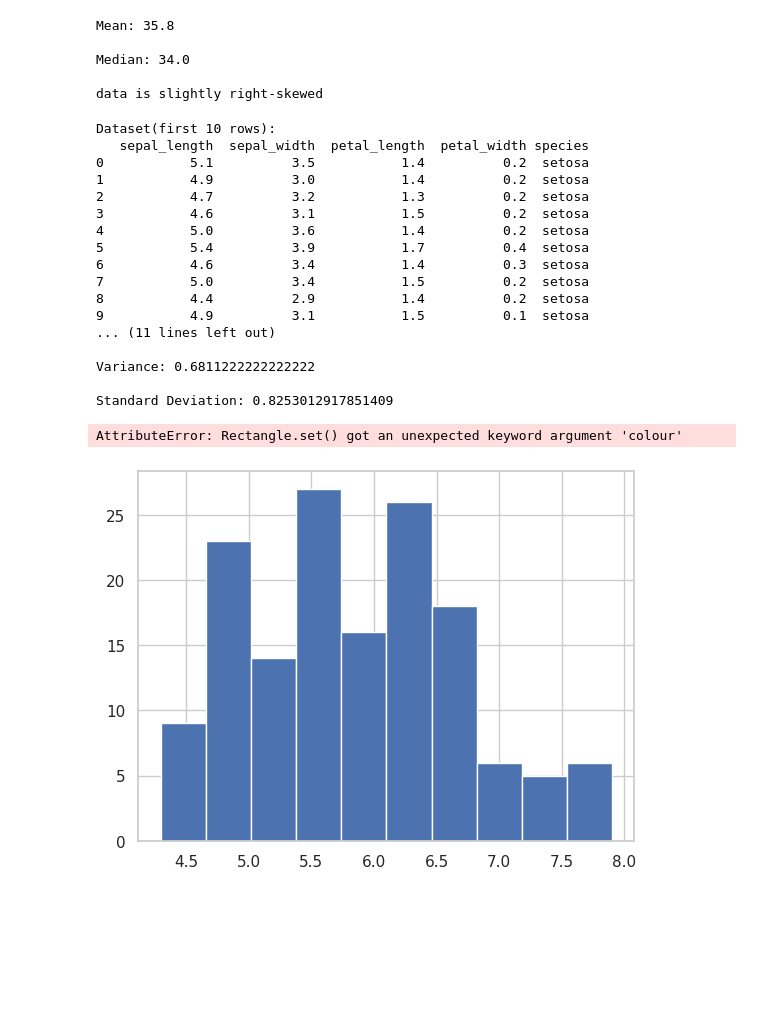
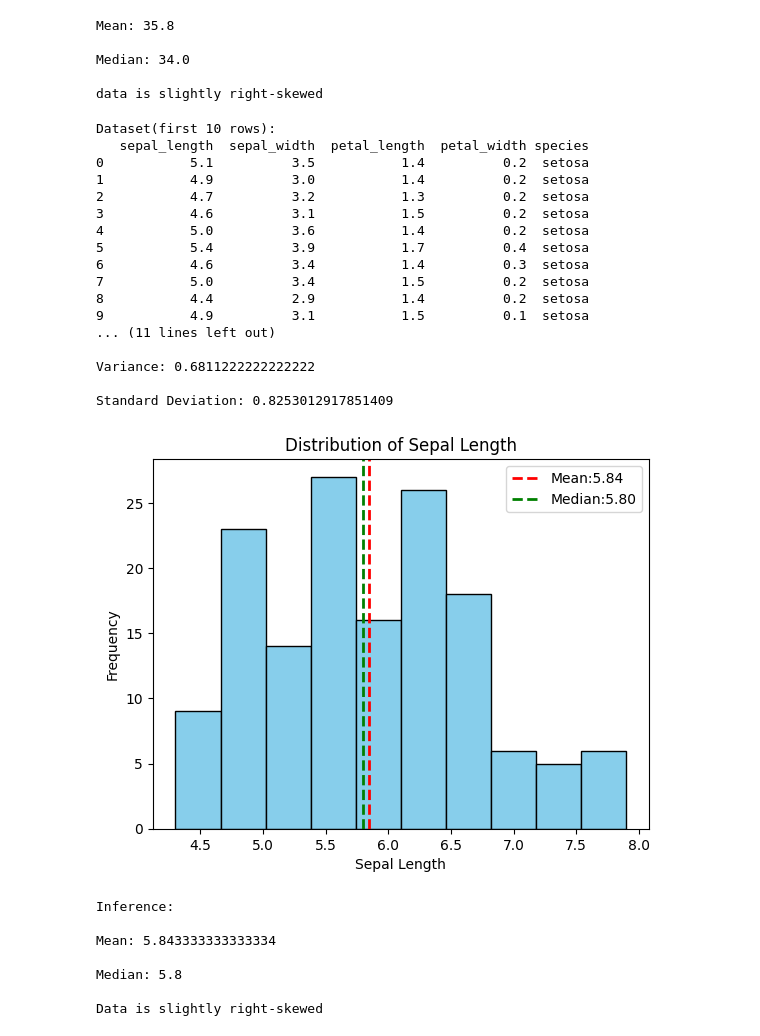
Before and after one commit to Bavvi30/2025-26-4084-T.Bhavani-AI-B-DS, a Jupyter notebook: 17feb.ipynb, the cells around one changed output. Saved outputs shown, nothing was run; the diff lists cells and outputs as text; code cells hidden in the pictures; blank space fills up the shorter version.

```diff
--- a/17feb.ipynb
+++ b/17feb.ipynb
@@ -201,53 +201,60 @@ Median: 34.0
 data is slightly right-skewed
 # %%
 #EDA on a dataset
+import numpy as np
 import pandas as pd
-import numpy as np
 import matplotlib.pyplot as plt
 url="https://raw.githubusercontent.com/mwaskom/seaborn-data/master/iris.csv"
 df=pd.read_csv(url)
 print("Dataset(first 10 rows):")
 print(df.head(10))
 data=df['sepal_length']
-print("\nSummary statistics:")
+print("\nSummary Statistics:")
 print(df.describe())
-print("\nVariance:", np.var(data))
-print("\nStandard Deviation:", np.std(data))
-plt.hist(data,bins=10, colour='skyblue',edgecolor='black')
+print("\nVariance:",np.var(data))
+print("\nStandard Deviation:",np.std(data))
+plt.hist(data,bins=10,color='skyblue',edgecolor='black')
 plt.axvline(np.mean(data),color='red',linestyle='dashed',linewidth=2,label=f"Mean:{np.mean(data):.2f}")
-plt.axvline(np.mean(data),color='red',linestyle='dashed',linewidth=2,label=f"Median:{np.median(data):.2f}")
+plt.axvline(np.median(data),color='green',linestyle='dashed',linewidth=2,label=f"Median:{np.median(data):.2f}")
+plt.xlabel("Sepal Length")
 plt.ylabel("Frequency")
-plt.title("Data Distribution")
+plt.title("Distribution of Sepal Length")
 plt.legend()
 plt.show()
 mean_value=np.mean(data)
 median_value=np.median(data)
-print("Inference values:")
-print("\nMean:", mean_value)
-print("\nMedian:", median_value)
+print("Inference:")
+print("\nMean:",mean_value)
+print("\nMedian:",median_value)
 if mean_value>median_value:
-  print("\ndata is slightly right-skewed")
+    print("\nData is slightly right-skewed")
 elif mean_value<median_value:
-  print("Data is slightly left-skewed")
+    print("\nData is slightly left-skewed")
 else:
-  print("\n Dtsts is symmetric")
+    print("\nData is symmetric")
 # %% [output]
 Dataset(first 10 rows):
    sepal_length  sepal_width  petal_length  petal_width species
 0           5.1          3.5           1.4          0.2  setosa
 1           4.9          3.0           1.4          0.2  setosa
 2           4.7          3.2           1.3          0.2  setosa
 3           4.6          3.1           1.5          0.2  setosa
 4           5.0          3.6           1.4          0.2  setosa
 5           5.4          3.9           1.7          0.4  setosa
 6           4.6          3.4           1.4          0.3  setosa
 7           5.0          3.4           1.5          0.2  setosa
 8           4.4          2.9           1.4          0.2  setosa
 9           4.9          3.1           1.5          0.1  setosa
 ... (11 lines left out)
 
 Variance: 0.6811222222222222
 
 Standard Deviation: 0.8253012917851409
+[figure, new version]
-AttributeError: Rectangle.set() got an unexpected keyword argument 'colour'
+Inference:
+
+Mean: 5.843333333333334
+
+Median: 5.8
+
+Data is slightly right-skewed
-[figure, old version]
```
